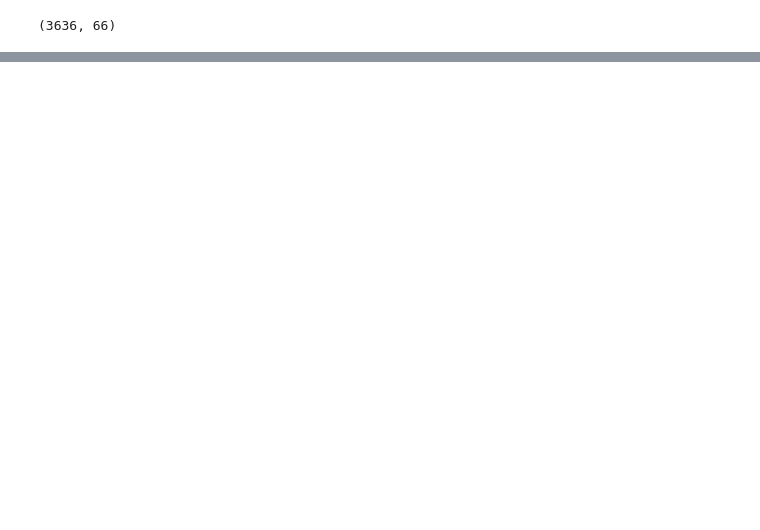
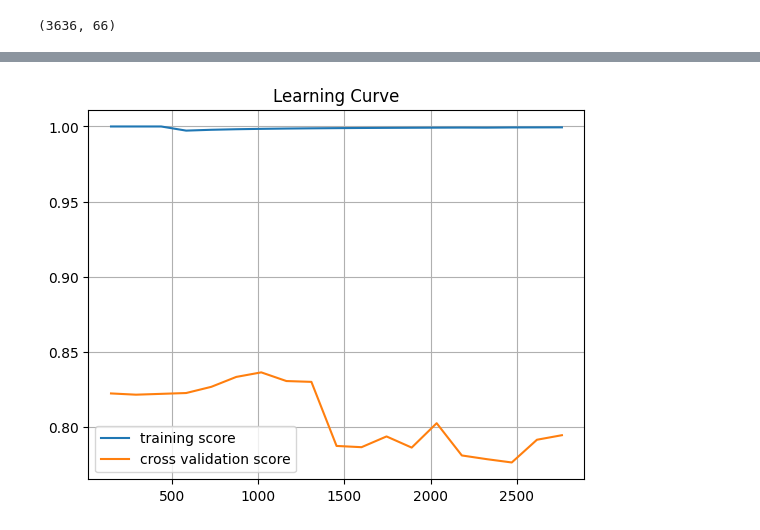
Before and after one commit to COGS118A/Group036-Wi23, a Jupyter notebook: Random Forest.ipynb, the cells around one changed output, grey strips where cells are left out. Saved outputs shown, nothing was run; the diff lists cells and outputs as text; code cells hidden in the pictures; blank space fills up the shorter version.

```diff
--- a/Random Forest.ipynb
+++ b/Random Forest.ipynb
@@ -138,0 +159,12 @@ feature importance: Index(['day', 'Daily_High', 'age', 'Daily _Low', 'year_plant
+# %%
+model = RandomForestClassifier(oob_score=True, class_weight='balanced')
+
+train_size_abs, train_scores, test_scores = learning_curve(model, X, y_b, train_sizes=np.arange(0.05, 1, 0.05))
+
+plt.plot(train_size_abs, np.mean(train_scores, axis=1), label='training score')
+plt.plot(train_size_abs, np.mean(test_scores, axis=1), label='cross validation score')
+plt.title('Learning Curve')
+plt.legend()
+plt.grid()
+# %% [output]
+[figure, added]
```
Also changed, not shown: parts of 6 cells of this notebook.
